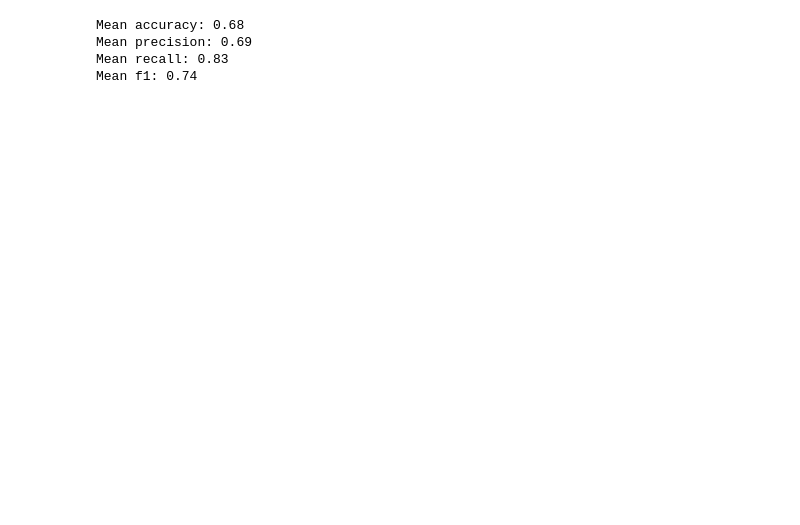
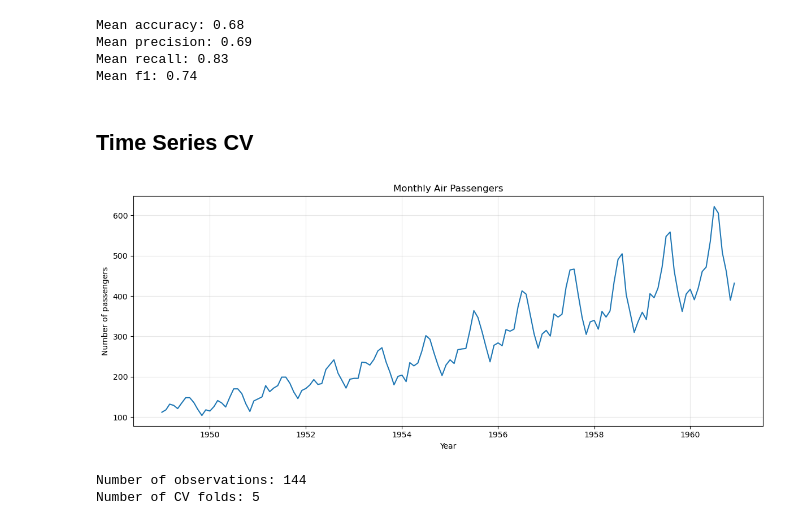
Before and after one commit to insidelearningmachines/Blog, a Jupyter notebook: [Video] Cross Validation.ipynb, the cells around one changed output. Cells and saved outputs as stored; diff of their text form; code cells hidden in the pictures; blank space fills up the shorter version.

Commit message:
Update for Time Series Cross Validation Example

```diff
--- a/[Video] Cross Validation.ipynb
+++ b/[Video] Cross Validation.ipynb
@@ -116,3 +116,5 @@ Mean accuracy: 0.68
 Mean precision: 0.69
 Mean recall: 0.83
 Mean f1: 0.74
+# %% [markdown]
+## Time Series CV
@@ -118,0 +130,43 @@ Mean f1: 0.74
+# %%
+# load dataset
+data = get_rdataset("AirPassengers", "datasets").data
+
+# create proper monthly dates
+data["Month"] = pd.date_range(
+    start="1949-01-01",
+    periods=len(data),
+    freq="MS"
+)
+
+data = data.set_index("Month")
+data.index.freq = "MS"
+
+y = data["value"]
+# %%
+# plot
+fig, ax = plt.subplots(figsize=(12, 5))
+
+ax.plot(y.index, y.values)
+
+ax.set_title("Monthly Air Passengers")
+ax.set_xlabel("Year")
+ax.set_ylabel("Number of passengers")
+
+ax.grid(True, alpha=0.3)
+
+plt.tight_layout()
+plt.show()
+# %% [output]
+[figure, added]
+# %%
+# time-series cross-validation
+tscv = TimeSeriesSplit(
+    n_splits=5,
+    test_size=12
+)
+
+print("Number of observations:", len(y))
+print("Number of CV folds:", tscv.n_splits)
+# %% [output]
+Number of observations: 144
+Number of CV folds: 5
```
Also changed, not shown: parts of 8 cells of this notebook.
